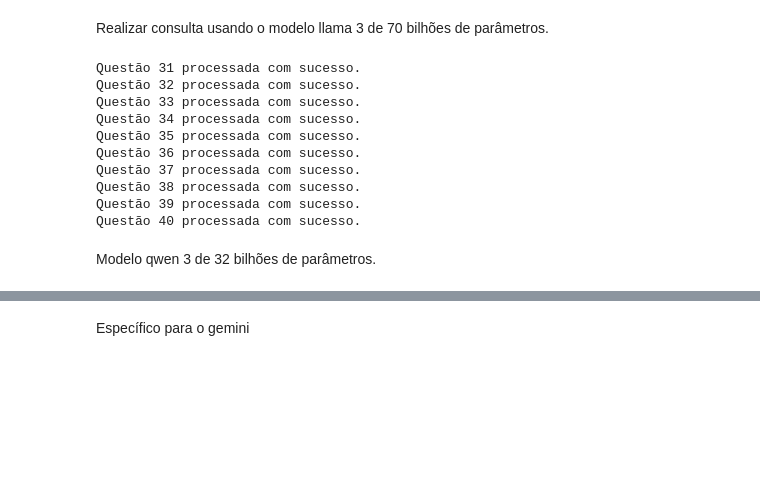
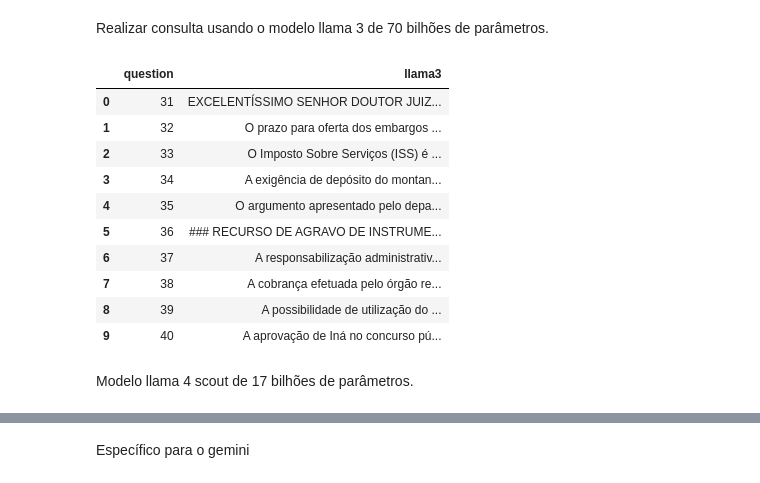
Before and after one commit to eduoududu/juridico, a Jupyter notebook: models/open_questions.ipynb, the cells around one changed output, grey strips where cells are left out. Saved outputs shown, nothing was run; the diff lists cells and outputs as text; code cells hidden in the pictures; blank space fills up the shorter version.

```diff
--- a/models/open_questions.ipynb
+++ b/models/open_questions.ipynb
@@ -36,7 +36,32 @@ from bert_score import score
 Funcões dos clientes das IAs, modelos e realização de consultas.
 # %%
 # Iniciar o cliente da IA
-def client_ai_instance(groq_api_key):
+def client_ai_instance(name_api_key):
+  # Recuperar a chave da API de forma segura, armazenada no Secrets do Google Colab.
+  # O uso do Secrets é uma alternativa para que chave de API não fique exposta no código.
+  # Tal chave previamente criada no Google AI Studio ou no Console do Groq.
+  # Observação: o nome da chave definido precisa ser o mesmo inclusive com diferenciação de letra maiúscula e minúscula.
+  api_key = userdata.get(name_api_key)
+
+  # Verificar se foi o groq ou google.
+  if name_api_key == 'groq_api_key':
+    client_ai = OpenAI(
+      base_url="https://api.groq.com/openai/v1",
+      api_key=api_key
+  )
+  elif name_api_key == 'oprouter_api_key':
+    client_ai = OpenAI(
+      base_url="https://openrouter.ai/api/v1/",
+      api_key=api_key
+    )
+  elif name_api_key == 'google_api_key':
+    client_ai = genai.Client(api_key=api_key)
+  else:
+    print('chave não encontrada')
+
+  # Retornar instancia do cliente da IA.
+  return client_ai
+
   # Inicializar o cliente da API.
   client_ai = OpenAI(
       base_url="https://api.groq.com/openai/v1",
@@ -106,31 +131,35 @@ def questions_submit(client_ai, model_id, df_questions):
     # por motivo de performance as repostas foram adicionadas a uma lista.
     # No retorno a lista é convertida para um dataframe.
     return pd.DataFrame(responses)
+
+# Função para juntar dois Dataframes por um campo chave e opcionalmente selecionar colunas.
+def merge_dataframes(df1, df2, key, columns=None):
+  merged_df = pd.merge(df1, df2, on=key, how='inner')
+  if columns is not None:
+    return merged_df[columns]
+  return merged_df
 # %% [markdown]
 Realizar consulta usando o modelo llama 3 de 70 bilhões de parâmetros.
 # %%
-# Recuperar a chave da API de forma segura, armazenada no Secrets do Google Colab.
-# Tal chave foi previamente criada no Console do Groq, site: console.groq.com
-groq_api_key = userdata.get('groq_api_key')
-
 # Modelo llama 3 de 70 bilhões de parâmetros.
 model_id = 'llama-3.3-70b-versatile'
 
 # Dataframe com as respostas do primeiro modelo
-df_llama_response = questions_submit(client_ai_instance(groq_api_key), model_id, df_my_questions)
+df_llama_response = questions_submit(client_ai_instance('groq_api_key'), model_id, df_my_questions)
 # %% [output]
-Questão 31 processada com sucesso.
-Questão 32 processada com sucesso.
-Questão 33 processada com sucesso.
-Questão 34 processada com sucesso.
-Questão 35 processada com sucesso.
-Questão 36 processada com sucesso.
-Questão 37 processada com sucesso.
-Questão 38 processada com sucesso.
-Questão 39 processada com sucesso.
-Questão 40 processada com sucesso.
+|  | question | llama3 |
+| 0 | 31 | EXCELENTÍSSIMO SENHOR DOUTOR JUIZ... |
+| 1 | 32 | O prazo para oferta dos embargos ... |
+| 2 | 33 | O Imposto Sobre Serviços (ISS) é ... |
+| 3 | 34 | A exigência de depósito do montan... |
+| 4 | 35 | O argumento apresentado pelo depa... |
+| 5 | 36 | ### RECURSO DE AGRAVO DE INSTRUME... |
+| 6 | 37 | A responsabilização administrativ... |
+| 7 | 38 | A cobrança efetuada pelo órgão re... |
+| 8 | 39 | A possibilidade de utilização do ... |
+| 9 | 40 | A aprovação de Iná no concurso pú... |
 # %% [markdown]
-Modelo qwen 3 de 32 bilhões de parâmetros.
+Modelo llama 4 scout de 17 bilhões de parâmetros.
 # %%
 # Modelo llama 4 scout, mais leve, de 17 bilhões de parâmetros.
 model_id = 'meta-llama/llama-4-scout-17b-16e-instruct'
```
Also changed, not shown: parts of 30 cells of this notebook, 3 other files.
